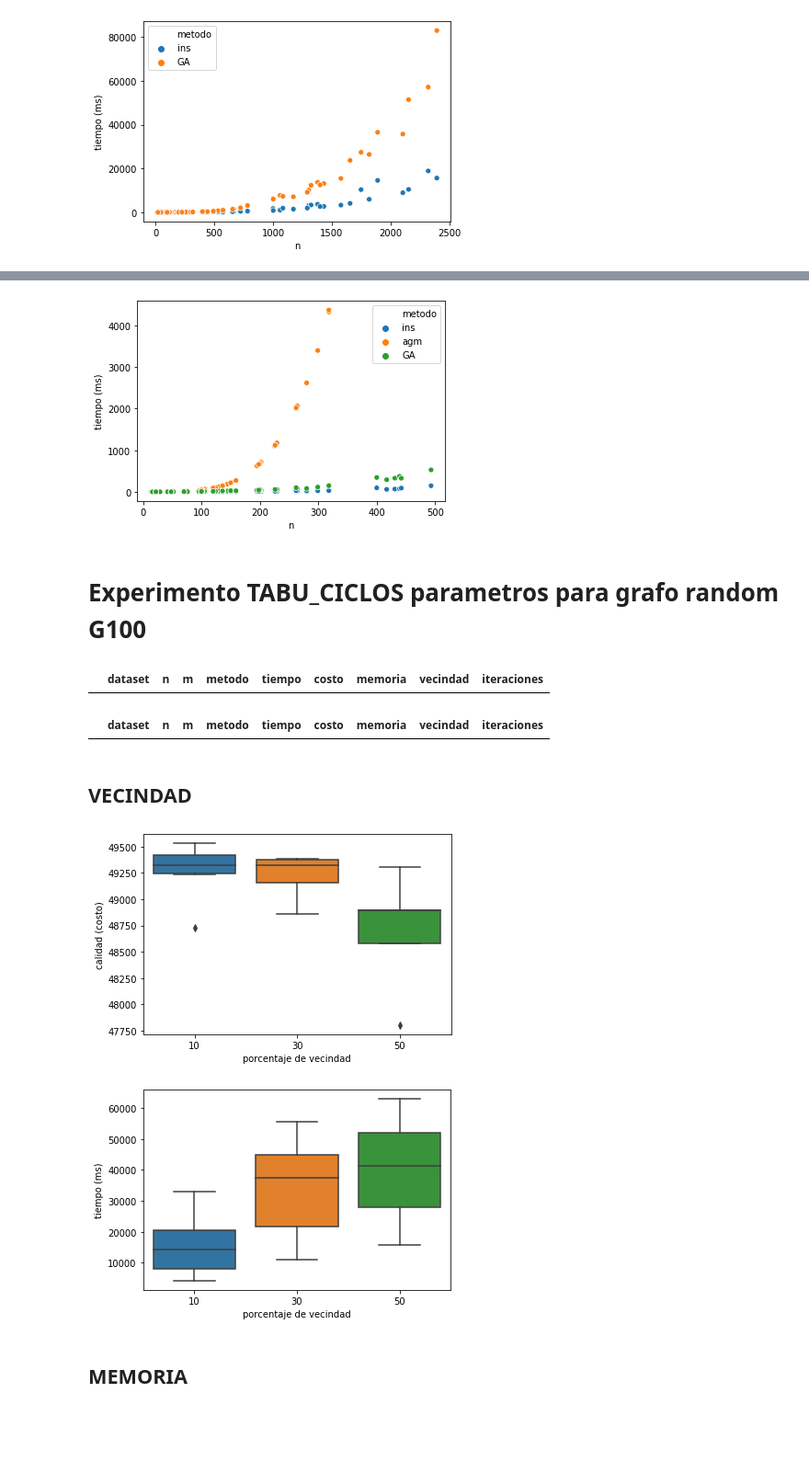
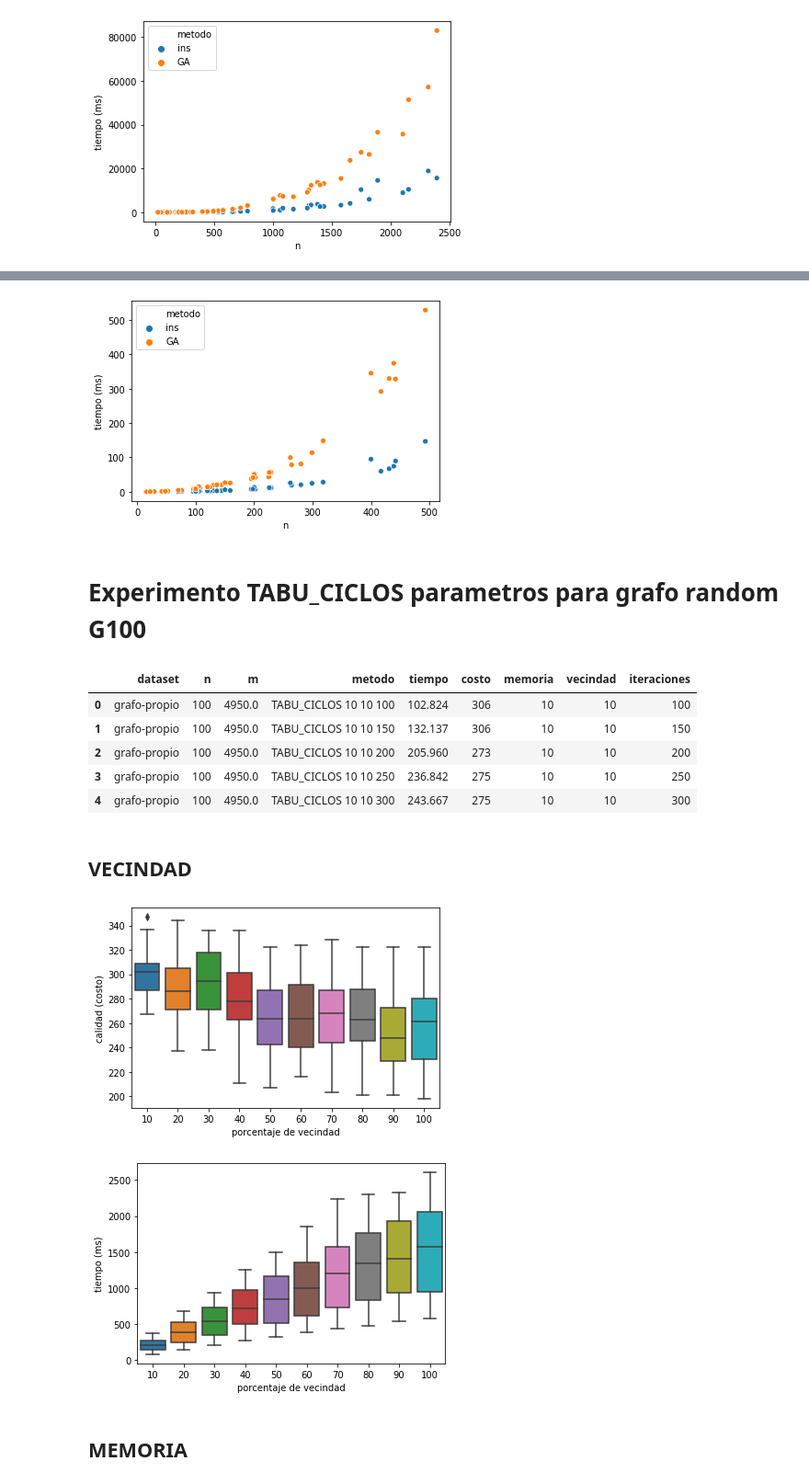
Before and after one commit to maltenzo/algo3-tp2, a Jupyter notebook: Python/Analisis.ipynb, the cells around one changed output, grey strips where cells are left out. Shown at 92% size. Saved outputs shown, nothing was run; the diff lists cells and outputs as text; code cells hidden in the pictures; blank space fills up the shorter version.

Commit message:
Grafos todo gucci

```diff
--- a/Python/Analisis.ipynb
+++ b/Python/Analisis.ipynb
@@ -13,7 +13,7 @@ def correlacion_pearson(data_frame, columna1, columna2):
 # %%
 df_resultados = pd.read_csv("resultados/resultado.csv");
 df_peor_caso_agm = pd.read_csv("resultados/resultado_agm.csv");
-df_resultados_opt_random = pd.read_csv("resultados/resultado_tabu_params_random.csv");
+df_resultados_random_param = pd.read_csv("resultados/resultado_tabu_params_random.csv");
 df_resultados_opt_param = pd.read_csv("resultados/resultado_tabu_params_opt.csv");
 # %% [markdown]
 # Experimento grafos con pesos aleatorios
@@ -145,41 +155,41 @@ plt.savefig("graficos/tiempo-heuristicas-sinTABU.svg");
 # %%
 df_opts = pd.read_csv("resultados/resultado_opts.csv");
-df_optt = df_opts[(df_opts["n"] < 500) & (df_opts["metodo"] != "TABU_CICLOS") & (df_opts["metodo"] != "TABU_ESTRUCTURA")]
+df_optt = df_opts[(df_opts["n"] < 500) & (df_opts["metodo"] != "TABU_CICLOS") & (df_opts["metodo"] != "TABU_ESTRUCTURA")& (df_opts["metodo"] != "agm")]
 fig = sns.scatterplot(data=df_optt, x='n', y='tiempo', hue='metodo');
 fig.set(xlabel='n', ylabel='tiempo (ms)');
 
 plt.savefig("graficos/tiempo-heuristicas-sinTABU-cerca.svg");
 # %% [output]
-[figure, old version]
+[figure, new version]
 # %% [markdown]
 # Experimento TABU_CICLOS parametros para grafo random G100
 # %%
-ciclos_opt_param = df_resultados_opt_random[df_resultados_opt_random["metodo"].str.contains("TABU_CICLOS", na=False)].copy();
-ciclos_opt_param = ciclos_opt_param[(ciclos_opt_param["memoria"] > 0) & (ciclos_opt_param["vecindad"] > 0)]
-ciclos_opt_param.head()
+ciclos_random_param = df_resultados_random_param[df_resultados_random_param["metodo"].str.contains("TABU_CICLOS", na=False)].copy();
+ciclos_random_param = ciclos_random_param[(ciclos_random_param["memoria"] > 0) & (ciclos_random_param["vecindad"] > 0)]
+ciclos_random_param.head()
 # %% [output]
 |  | dataset | n | m | metodo | tiempo | costo | memoria | vecindad | iteraciones |
+| 0 | grafo-propio | 100 | 4950.0 | TABU_CICLOS 10 10 100 | 102.824 | 306 | 10 | 10 | 100 |
+| 1 | grafo-propio | 100 | 4950.0 | TABU_CICLOS 10 10 150 | 132.137 | 306 | 10 | 10 | 150 |
+| 2 | grafo-propio | 100 | 4950.0 | TABU_CICLOS 10 10 200 | 205.960 | 273 | 10 | 10 | 200 |
+| 3 | grafo-propio | 100 | 4950.0 | TABU_CICLOS 10 10 250 | 236.842 | 275 | 10 | 10 | 250 |
+| 4 | grafo-propio | 100 | 4950.0 | TABU_CICLOS 10 10 300 | 243.667 | 275 | 10 | 10 | 300 |
-# %%
-asd = df_resultados_opt_random[df_resultados_opt_random["metodo"].str.contains("TABU_CICLOS")]
-asd.head()
-# %% [output]
-|  | dataset | n | m | metodo | tiempo | costo | memoria | vecindad | iteraciones |
 # %% [markdown]
 ## VECINDAD
 # %%
-fig = sns.boxplot(data=ciclos_opt_param, x='vecindad', y='costo');
+fig = sns.boxplot(data=ciclos_random_param, x='vecindad', y='costo');
 fig.set(xlabel='porcentaje de vecindad', ylabel='calidad (costo)');
 
 plt.savefig("graficos/ciclos-vecindad-costo.svg");
 # %% [output]
-[figure, old version]
+[figure, new version]
 # %%
-fig = sns.boxplot(data=ciclos_opt_param, x='vecindad', y='tiempo');
+fig = sns.boxplot(data=ciclos_random_param, x='vecindad', y='tiempo');
 fig.set(xlabel='porcentaje de vecindad', ylabel='tiempo (ms)');
 
 plt.savefig("graficos/ciclos-vecindad-tiempo.svg");
 # %% [output]
-[figure, old version]
+[figure, new version]
 # %% [markdown]
 ## MEMORIA
 # %%
```
Also changed, not shown: parts of 31 cells of this notebook, 25 other files.
